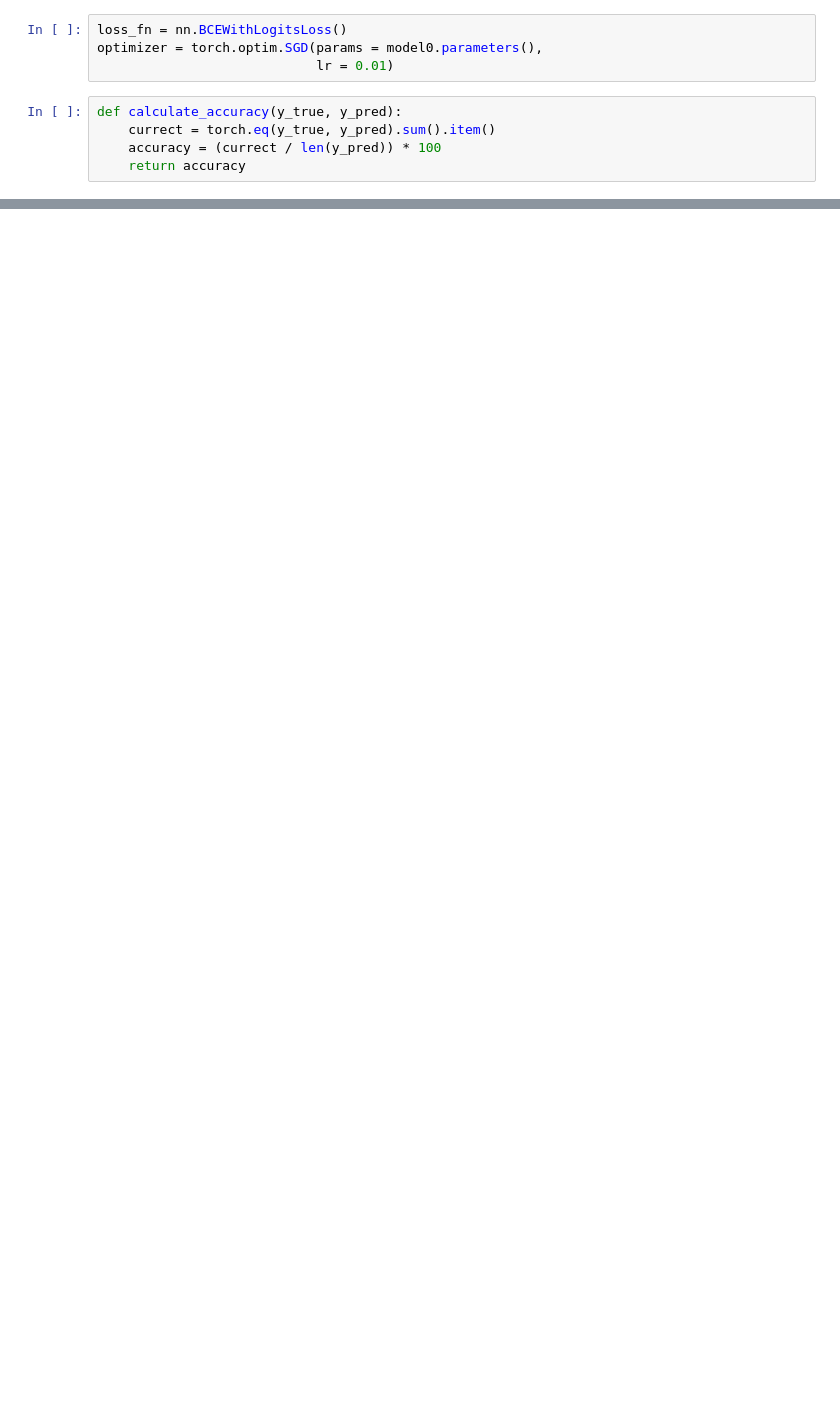
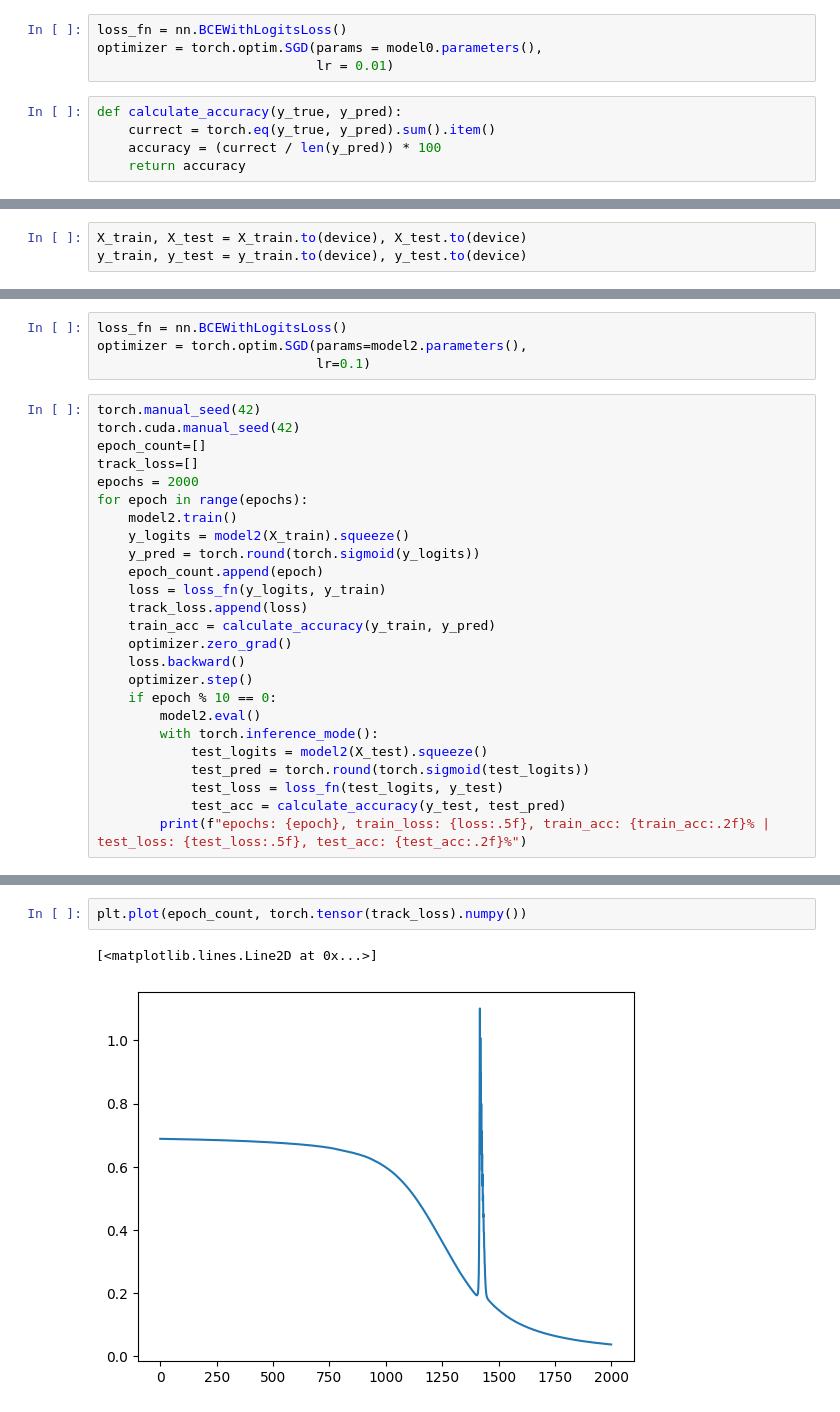
Before and after one commit to midlajmarutha/deeplearning_pytorch, a Jupyter notebook: nn_classification_with_pytorch.ipynb, the cells around one changed output, grey strips where cells are left out. Saved outputs shown, nothing was run; the diff lists cells and outputs as text; blank space fills up the shorter version.

```diff
--- a/nn_classification_with_pytorch.ipynb
+++ b/nn_classification_with_pytorch.ipynb
@@ -181,0 +259,3 @@ plt.plot(epochs_track, torch.tensor(loss_track).numpy(),)
+# %%
+X_train, X_test = X_train.to(device), X_test.to(device)
+y_train, y_test = y_train.to(device), y_test.to(device)
@@ -181,0 +264,29 @@ plt.plot(epochs_track, torch.tensor(loss_track).numpy(),)
+# %%
+loss_fn = nn.BCEWithLogitsLoss()
+optimizer = torch.optim.SGD(params=model2.parameters(),
+                            lr=0.1)
+# %%
+torch.manual_seed(42)
+torch.cuda.manual_seed(42)
+epoch_count=[]
+track_loss=[]
+epochs = 2000
+for epoch in range(epochs):
+    model2.train()
+    y_logits = model2(X_train).squeeze()
+    y_pred = torch.round(torch.sigmoid(y_logits))
+    epoch_count.append(epoch)
+    loss = loss_fn(y_logits, y_train)
+    track_loss.append(loss)
+    train_acc = calculate_accuracy(y_train, y_pred)
+    optimizer.zero_grad()
+    loss.backward()
+    optimizer.step()
+    if epoch % 10 == 0:
+        model2.eval()
+        with torch.inference_mode():
+            test_logits = model2(X_test).squeeze()
+            test_pred = torch.round(torch.sigmoid(test_logits))
+            test_loss = loss_fn(test_logits, y_test)
+            test_acc = calculate_accuracy(y_test, test_pred)
+        print(f"epochs: {epoch}, train_loss: {loss:.5f}, train_acc: {train_acc:.2f}% | test_loss: {test_loss:.5f}, test_acc: {test_acc:.2f}%")
@@ -181,0 +311,5 @@ plt.plot(epochs_track, torch.tensor(loss_track).numpy(),)
+# %%
+plt.plot(epoch_count, torch.tensor(track_loss).numpy())
+# %% [output]
+[<matplotlib.lines.Line2D at 0x...>]
+[figure, added]
```
Also changed, not shown: parts of 30 cells of this notebook.
